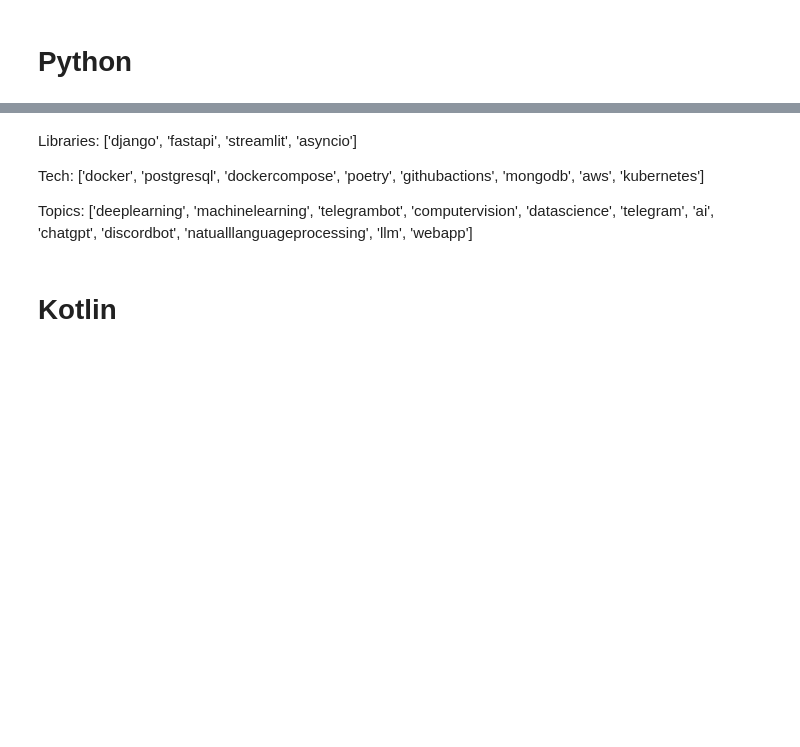
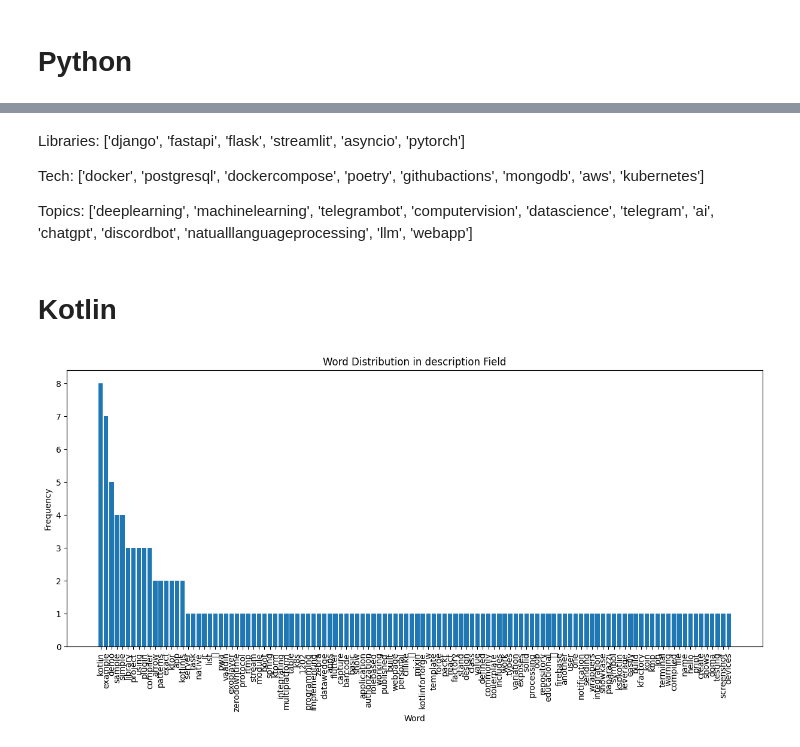
Before and after one commit to JetBrains-Research/agents-eval, a Jupyter notebook: src/template_generation/notebooks/topics_analysis.ipynb, the cells around one changed output, grey strips where cells are left out. Drawn from its saved outputs; the diff is of its cells as text; code cells hidden in the pictures; blank space fills up the shorter version.

```diff
--- a/src/template_generation/notebooks/topics_analysis.ipynb
+++ b/src/template_generation/notebooks/topics_analysis.ipynb
@@ -24,8 +32,11 @@ def get_topics(df, field, k):
     word_counts = Counter(tokens)
     word_counts_df = pd.DataFrame.from_dict(word_counts, orient='index').sort_values(by=0, ascending=False)
 
-    plt.figure(figsize=(14, 6))
-    plt.bar(word_counts_df.index[:k], word_counts_df[0][:k])
+    plt.figure(figsize=(15, 6))
+    if k is None:
+        plt.bar(word_counts_df.index, word_counts_df[0])
+    else:
+        plt.bar(word_counts_df.index[:k], word_counts_df[0][:k])
     plt.title(f'Word Distribution in {field} Field')
     plt.xlabel('Word')
     plt.ylabel('Frequency')
@@ -57,5 +76,5 @@ get_topics(df, 'topics', 75)
 # %% [markdown]
-Libraries: ['django', 'fastapi', 'streamlit', 'asyncio']
+Libraries: ['django', 'fastapi', 'flask', 'streamlit', 'asyncio', 'pytorch']
 
 Tech: ['docker', 'postgresql', 'dockercompose', 'poetry', 'githubactions', 'mongodb', 'aws', 'kubernetes']
 
@@ -65,5 +84,7 @@ Topics: ['deeplearning', 'machinelearning', 'telegrambot', 'computervision', 'da
 # %%
 df = datasets.load_dataset('JetBrains-Research/template-generation', 'kt', split='dev', cache_dir=None)
 # %%
-get_topics(df, 'description', 100)
+get_topics(df, 'description', None)
+# %% [output]
+[figure, added]
 # %%
```
Also changed, not shown: parts of 7 cells of this notebook, 5 other files.
